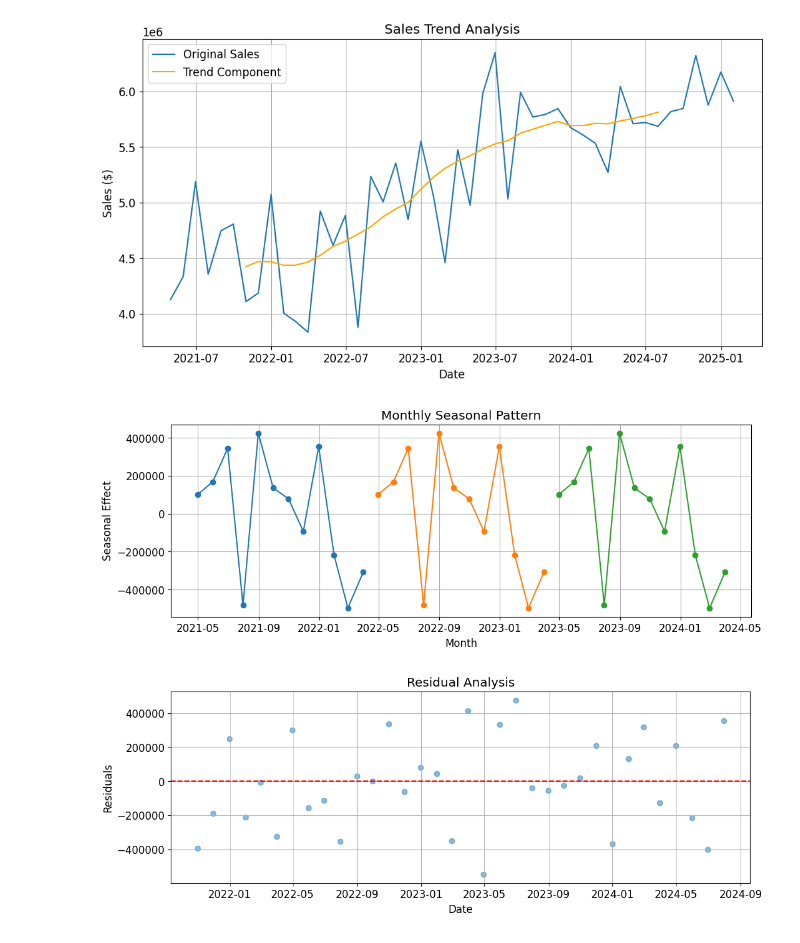
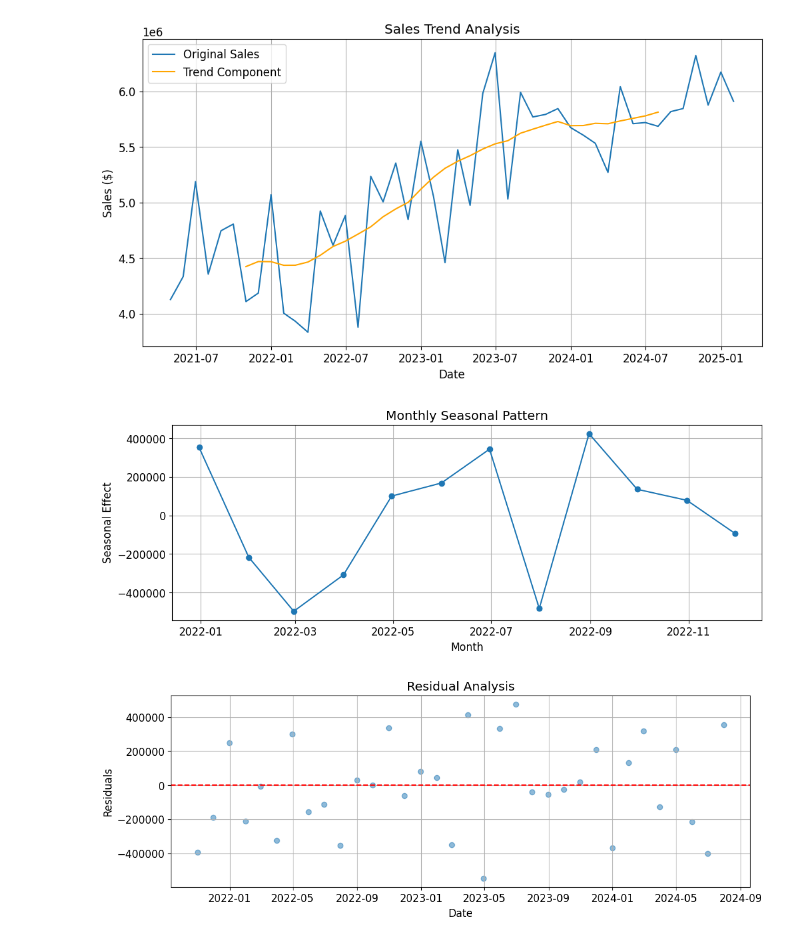
Before and after one commit to AAN-innopolis/Sales_Decline_Forecasting, a Jupyter notebook: notebooks/trend_profiling.ipynb, the cells around one changed output. Drawn from its saved outputs; the diff is of its cells as text; code cells hidden in the pictures.

```diff
--- a/notebooks/trend_profiling.ipynb
+++ b/notebooks/trend_profiling.ipynb
@@ -66,17 +66,16 @@ plt.show()
 # %%
 # Seasonal component visualization
 plt.figure(figsize=(12, 4))
-for i in range(3):
-    plt.plot(decomposition.seasonal[i*12:i*12 + 12], marker='o')
+plt.plot(decomposition.seasonal[8:8+12], marker='o')
 plt.title('Monthly Seasonal Pattern')
 plt.ylabel('Seasonal Effect')
 plt.xlabel('Month')
 # plt.xticks(ticks=range(12), labels=['Jan', 'Feb', 'Mar', 'Apr', 'May', 'Jun',
 #                                   'Jul', 'Aug', 'Sep', 'Oct', 'Nov', 'Dec'])
 plt.grid(True)
 plt.show()
 # %% [output]
-[figure, old version]
+[figure, new version]
 # %%
 # Residual analysis
 plt.figure(figsize=(12, 4))
```
